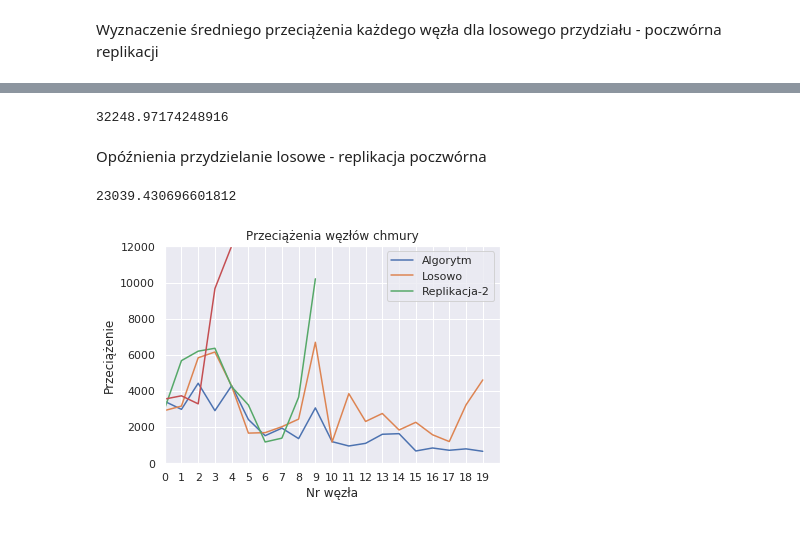
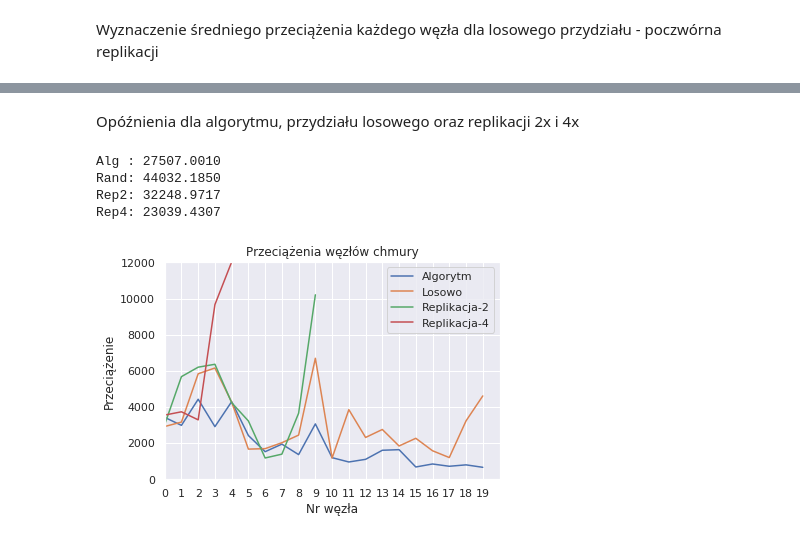
Before and after one commit to mszynka/PP___PBP, a Jupyter notebook: Notebook.ipynb, the cells around one changed output, grey strips where cells are left out. Cells and saved outputs as stored; diff of their text form; code cells hidden in the pictures.

```diff
--- a/Notebook.ipynb
+++ b/Notebook.ipynb
@@ -200,32 +185,34 @@ Opóźnienia przydzielanie losowe - replikacja podwójna
-# %%
-print(sum(loadR2))
-# %% [output]
-32248.97174248916
-# %% [markdown]
-Opóźnienia przydzielanie losowe - replikacja poczwórna
-# %%
-print(sum(loadR4))
-# %% [output]
-23039.430696601812
+# %% [markdown]
+Opóźnienia dla algorytmu, przydziału losowego oraz replikacji 2x i 4x
+# %%
+print("Alg : %.4f" % sum(loadN))
+print("Rand: %.4f" % sum(loadR1))
+print("Rep2: %.4f" % sum(loadR2))
+print("Rep4: %.4f" % sum(loadR4))
+# %% [output]
+Alg : 27507.0010
+Rand: 44032.1850
+Rep2: 32248.9717
+Rep4: 23039.4307
 # %%
 loadN_powerRelated = [x/(len(F_base[0]))*power for x in loadN]
 plt.plot(loadN_powerRelated)
 
 loadR1_powerRelated = [x/(len(F_base[0]))*power for x in loadR1]
 plt.plot(loadR1_powerRelated)
 
 loadR2_powerRelated = [x/(len(F_base[0]))*power for x in loadR2]
 plt.plot(loadR2_powerRelated)
 
-loadR2_powerRelated = [x/(len(F_base[0]))*power for x in loadR4]
-plt.plot(loadR2_powerRelated)
+loadR4_powerRelated = [x/(len(F_base[0]))*power for x in loadR4]
+plt.plot(loadR4_powerRelated)
 
 plt.xlabel("Nr węzła")
 plt.ylabel("Przeciążenie")
 plt.axis([0, n, -5, max(itertools.chain(loadN, loadR1,loadR2,loadR4))/(len(F_base[0]))*power+5])
 plt.xticks(range(0,n))
 plt.title("Przeciążenia węzłów chmury")
-plt.legend(["Algorytm", "Losowo","Replikacja-2"])
+plt.legend(["Algorytm", "Losowo","Replikacja-2","Replikacja-4"])
 plt.show()
 # %% [output]
-[figure, old version]
+[figure, new version]
```
Also changed, not shown: parts of 6 cells of this notebook.
